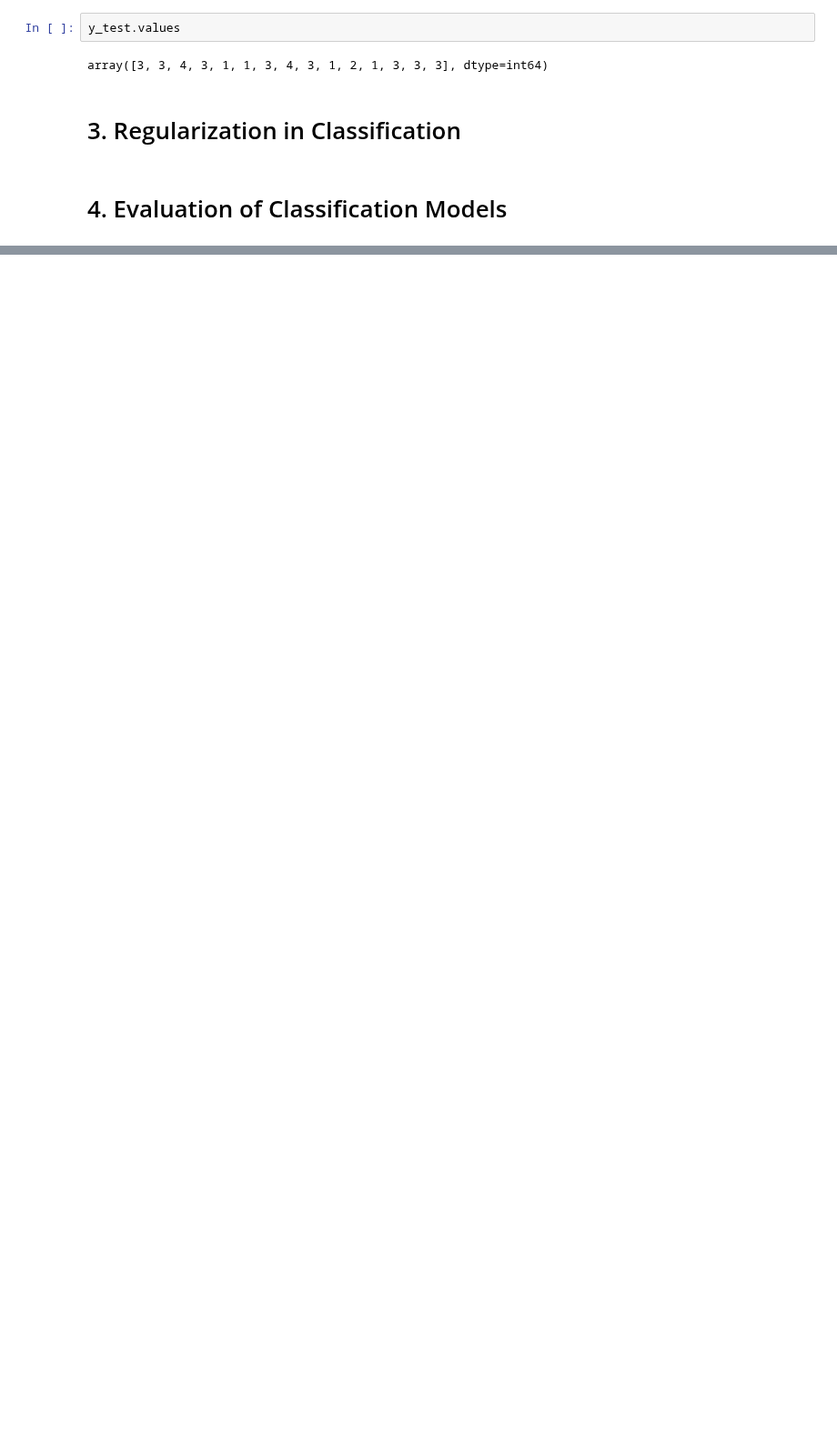
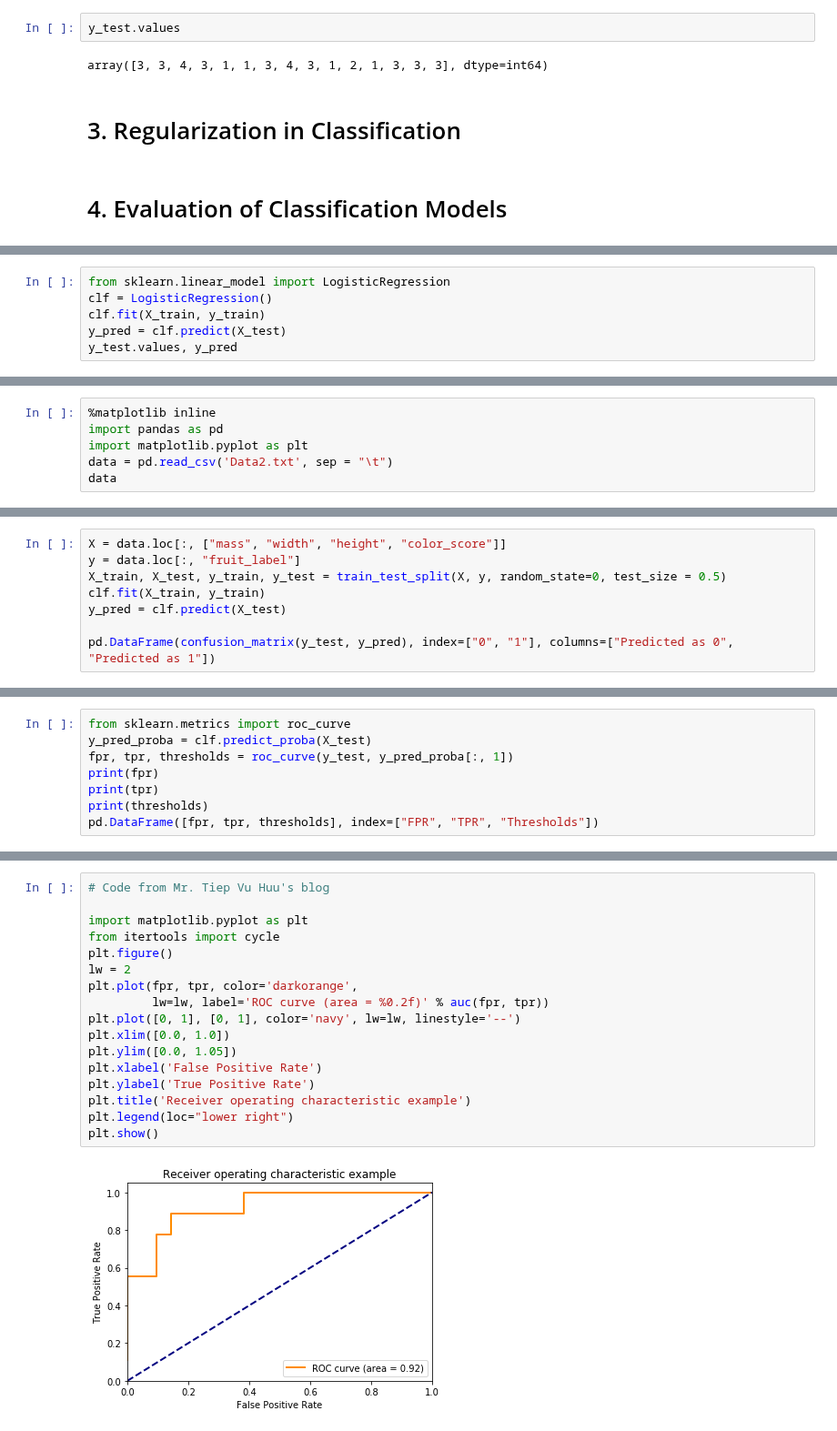
Before and after one commit to riduan91/DSC101, a Jupyter notebook: Lesson8/Amphi/Classification2.ipynb, the cells around one changed output, grey strips where cells are left out. Shown at 91% size. Drawn from its saved outputs; the diff is of its cells as text; blank space fills up the shorter version.

```diff
--- a/Lesson8/Amphi/Classification2.ipynb
+++ b/Lesson8/Amphi/Classification2.ipynb
@@ -592,0 +597,6 @@ array([3, 3, 4, 3, 1, 1, 3, 4, 3, 1, 2, 1, 3, 3, 3], dtype=int64)
+# %%
+from sklearn.linear_model import LogisticRegression
+clf = LogisticRegression()
+clf.fit(X_train, y_train)
+y_pred = clf.predict(X_test)
+y_test.values, y_pred
@@ -592,0 +652,6 @@ array([3, 3, 4, 3, 1, 1, 3, 4, 3, 1, 2, 1, 3, 3, 3], dtype=int64)
+# %%
+%matplotlib inline
+import pandas as pd
+import matplotlib.pyplot as plt
+data = pd.read_csv('Data2.txt', sep = "\t")
+data
@@ -592,0 +683,8 @@ array([3, 3, 4, 3, 1, 1, 3, 4, 3, 1, 2, 1, 3, 3, 3], dtype=int64)
+# %%
+X = data.loc[:, ["mass", "width", "height", "color_score"]]
+y = data.loc[:, "fruit_label"]
+X_train, X_test, y_train, y_test = train_test_split(X, y, random_state=0, test_size = 0.5)
+clf.fit(X_train, y_train)
+y_pred = clf.predict(X_test)
+
+pd.DataFrame(confusion_matrix(y_test, y_pred), index=["0", "1"], columns=["Predicted as 0", "Predicted as 1"])
@@ -592,0 +804,8 @@ array([3, 3, 4, 3, 1, 1, 3, 4, 3, 1, 2, 1, 3, 3, 3], dtype=int64)
+# %%
+from sklearn.metrics import roc_curve
+y_pred_proba = clf.predict_proba(X_test)
+fpr, tpr, thresholds = roc_curve(y_test, y_pred_proba[:, 1])
+print(fpr)
+print(tpr)
+print(thresholds)
+pd.DataFrame([fpr, tpr, thresholds], index=["FPR", "TPR", "Thresholds"])
@@ -592,0 +824,19 @@ array([3, 3, 4, 3, 1, 1, 3, 4, 3, 1, 2, 1, 3, 3, 3], dtype=int64)
+# %%
+# Code from Mr. Tiep Vu Huu's blog
+
+import matplotlib.pyplot as plt
+from itertools import cycle
+plt.figure()
+lw = 2
+plt.plot(fpr, tpr, color='darkorange',
+         lw=lw, label='ROC curve (area = %0.2f)' % auc(fpr, tpr))
+plt.plot([0, 1], [0, 1], color='navy', lw=lw, linestyle='--')
+plt.xlim([0.0, 1.0])
+plt.ylim([0.0, 1.05])
+plt.xlabel('False Positive Rate')
+plt.ylabel('True Positive Rate')
+plt.title('Receiver operating characteristic example')
+plt.legend(loc="lower right")
+plt.show()
+# %% [output]
+[figure, added]
```
Also changed, not shown: parts of 41 cells of this notebook, 2 other files.
